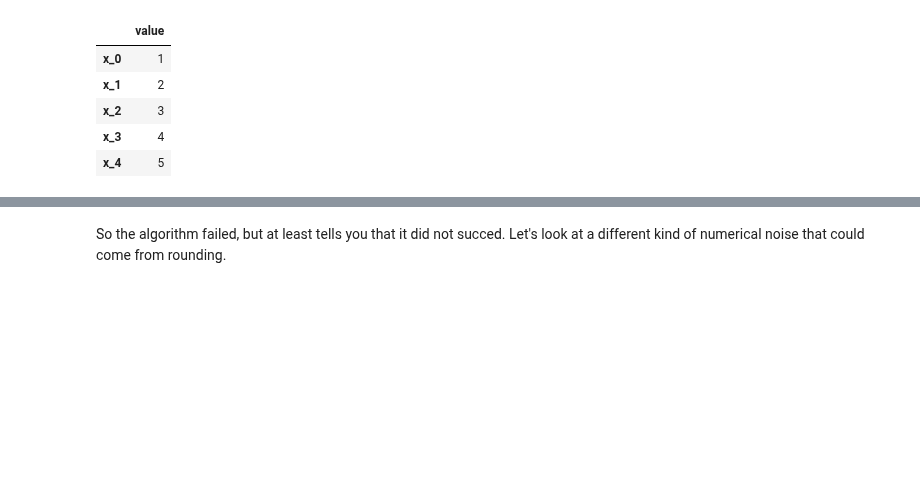
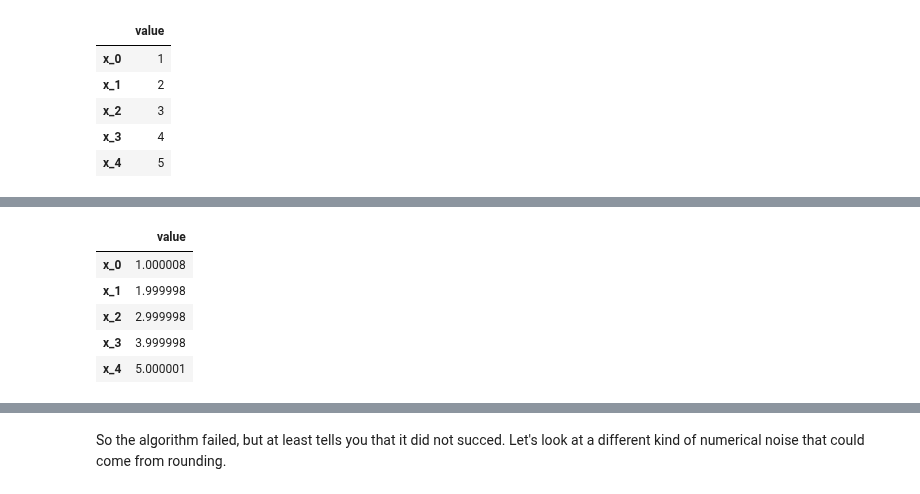
Before and after one commit to optimagic-dev/optimagic, a Jupyter notebook: docs/source/explanations/optimization/why_optimization_is_hard.ipynb, the cells around one changed output, grey strips where cells are left out. Saved outputs shown, nothing was run; the diff lists cells and outputs as text; code cells hidden in the pictures; blank space fills up the shorter version.

```diff
--- a/docs/source/explanations/optimization/why_optimization_is_hard.ipynb
+++ b/docs/source/explanations/optimization/why_optimization_is_hard.ipynb
@@ -64,6 +66,6 @@ To see how derivative based methods can fail, we use simple modifications of the
 # %%
-def sphere_with_noise(params):
-    return sphere(params) + np.random.normal(scale=0.03)
+def sphere_with_noise(params, rng):
+    return sphere(params) + rng.normal(scale=0.03)
 
 
 start_params = pd.DataFrame(
@@ -103,3 +105,12 @@ False
+# %%
+res.params
+# %% [output]
+|  | value |
+| x_0 | 1.000008 |
+| x_1 | 1.999998 |
+| x_2 | 2.999998 |
+| x_3 | 3.999998 |
+| x_4 | 5.000001 |
 # %%
 res.message
 # %% [output]
```
Also changed, not shown: parts of 4 cells of this notebook, 20 other files.
